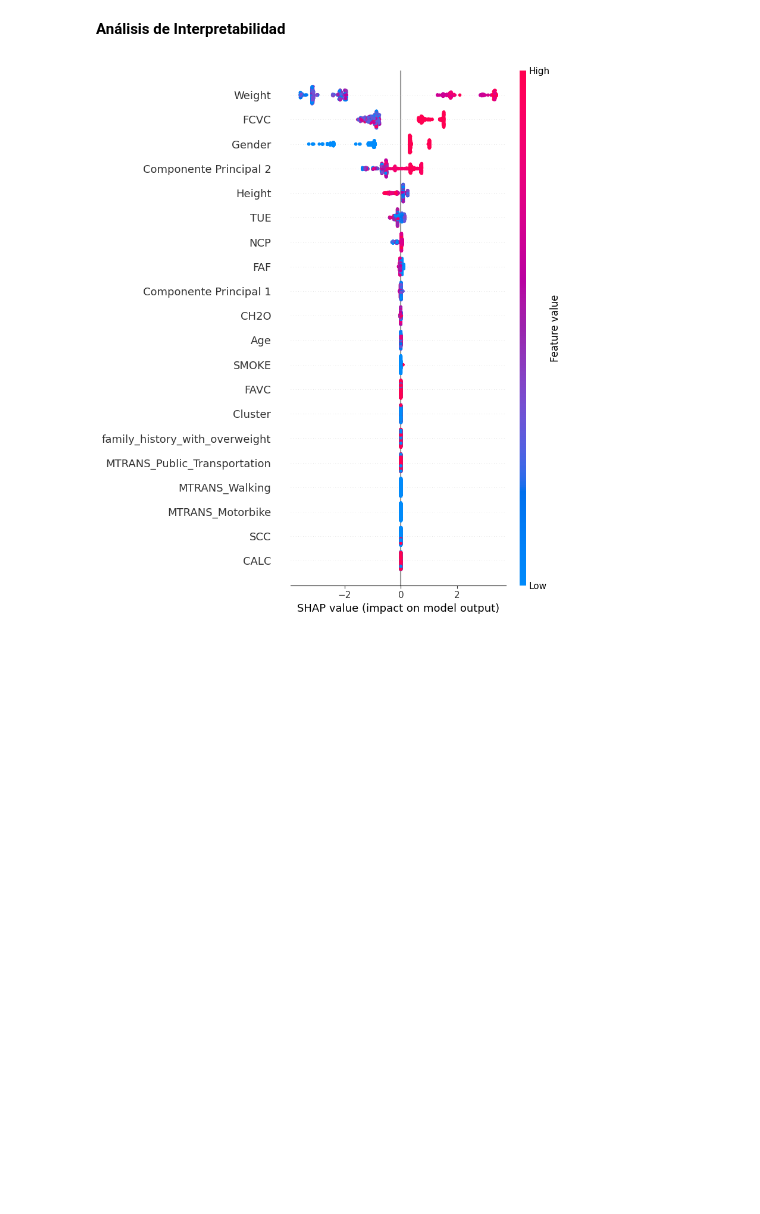
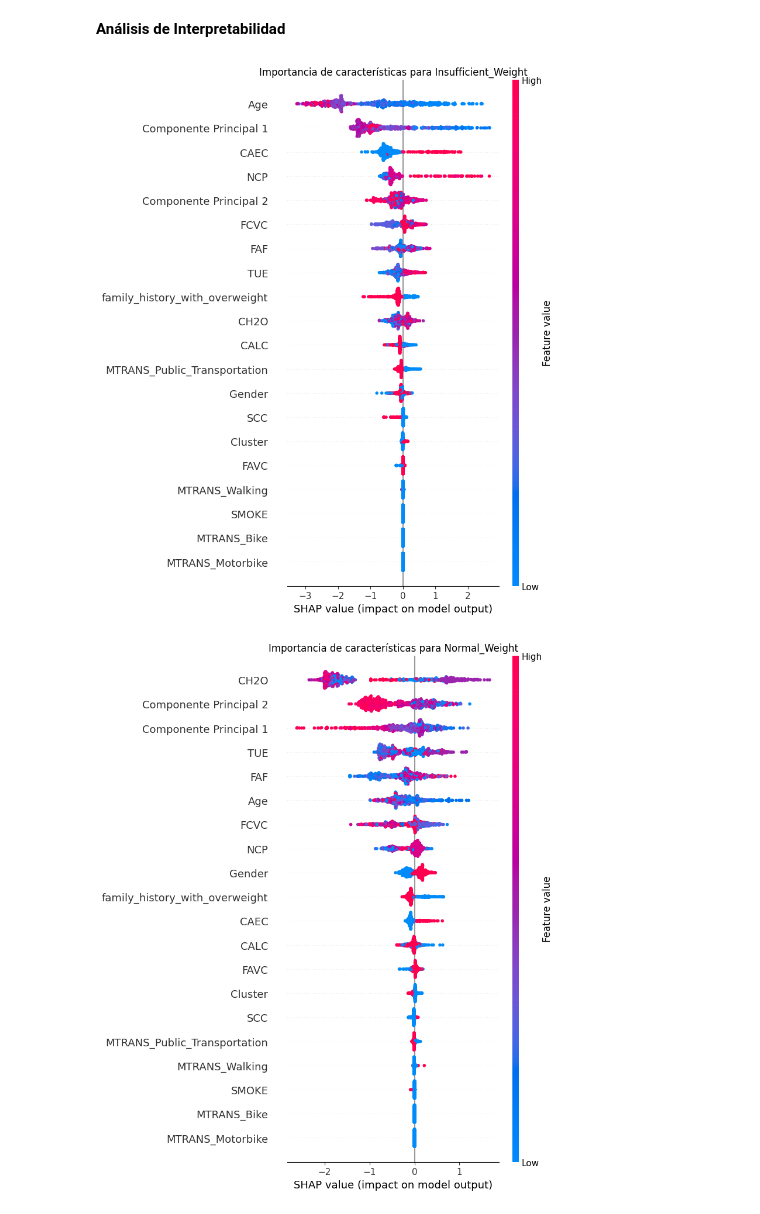
Before and after one commit to leidysvalencia/MachineLearning1-Proyecto-final, a Jupyter notebook: Código/Proyecto 3 - Agrupación de datos sobre obesidad.ipynb, the cells around one changed output. Drawn from its saved outputs; the diff is of its cells as text; code cells hidden in the pictures; blank space fills up the shorter version.

```diff
--- a/Código/Proyecto 3 - Agrupación de datos sobre obesidad.ipynb
+++ b/Código/Proyecto 3 - Agrupación de datos sobre obesidad.ipynb
@@ -104,3 +104,12 @@ obesity = pd.read_csv('C:/Users/leidy/OneDrive/Escritorio/MachineLearning1-Proye
+# %%
+import pandas as pd
+from pathlib import Path
+
+# Ruta relativa desde la carpeta 'Código' hacia 'Datos'
+file_path = Path('../Datos/ObesityDataSet_raw_and_data_sinthetic.csv')
+
+# Cargar el archivo CSV
+obesity = pd.read_csv(file_path)
 # %% [markdown]
 Observamos la información del dataframe que creamos para conocer las variables que lo componen.
 # %%
@@ -787,6 +836,9 @@ obesity.head()
 | 3 | 0 | 27.0 | 1.80 | 87.0 | 0 | 0 | 3.0 | 3.0 | 1 | 0 | ... |
 | 4 | 0 | 22.0 | 1.78 | 89.8 | 0 | 0 | 2.0 | 1.0 | 1 | 0 | ... |
 5 rows × 23 columns
+# %%
+# Eliminar las columnas 'Height' y 'Weight' de la base de datos
+obesity = obesity.drop(['Height', 'Weight'], axis=1)
 # %%
 from sklearn.model_selection import train_test_split, cross_val_score
 from sklearn.ensemble import RandomForestClassifier
@@ -886,7 +948,7 @@ X_train, X_test, y_train, y_test = train_test_split(X, y, test_size=0.3, random_
 # Reentrenar el modelo XGBoost
 from xgboost import XGBClassifier
 
-xgb_model = XGBClassifier(eval_metric='mlogloss', random_state=42)
+xgb_model = XGBClassifier(use_label_encoder=False, eval_metric='mlogloss', random_state=42)
 xgb_model.fit(X_train, y_train)
 
 # Evaluar el rendimiento
@@ -945,7 +1005,7 @@ from sklearn.model_selection import GridSearchCV
 from xgboost import XGBClassifier
 
 # Definir el modelo base
-xgb_model = XGBClassifier(eval_metric='mlogloss', random_state=42)
+xgb_model = XGBClassifier(use_label_encoder=False, eval_metric='mlogloss', random_state=42)
 
 # Definir el conjunto de hiperparámetros a explorar
 param_grid = {
@@ -1090,20 +1159,33 @@ fig.show()
 **Análisis de Interpretabilidad**
 # %%
 import shap
+import matplotlib.pyplot as plt
 
 # Obtener el mejor modelo desde el GridSearchCV
 model_optimizado = grid_search.best_estimator_
 
 # Crear el objeto de explicador SHAP para XGBoost
 explainer = shap.Explainer(model_optimizado)
 
 # Calcular los valores SHAP para el conjunto de prueba
-shap_values = explainer.shap_values(X_test)
+shap_values = explainer(X_test)
 
-# Visualización de la importancia de las características
-shap.summary_plot(shap_values[:,:,6],X_test)
+# Diccionario de categorías
+category_names = {
+    0: 'Insufficient_Weight',
+    1: 'Normal_Weight',
+    2: 'Overweight_Level_I',
+    3: 'Overweight_Level_II',
+    4: 'Obesity_Type_I',
+    5: 'Obesity_Type_II',
+    6: 'Obesity_Type_III'
+}
 
-# Explicación de una sola predicción
-#shap.plots.force(explainer.expected_value[0], shap_values[0])
+# Graficar la importancia de las características para cada categoría
+for i in range(7):
+    shap.summary_plot(shap_values[:, :, i], X_test, show=False)
+    plt.title(f'Importancia de características para {category_names[i]}')
+    plt.show()
 # %% [output]
-[figure, old version]
+[figure, new version]
+[figure, added]
```
Also changed, not shown: parts of 22 cells of this notebook, 8 other files.
